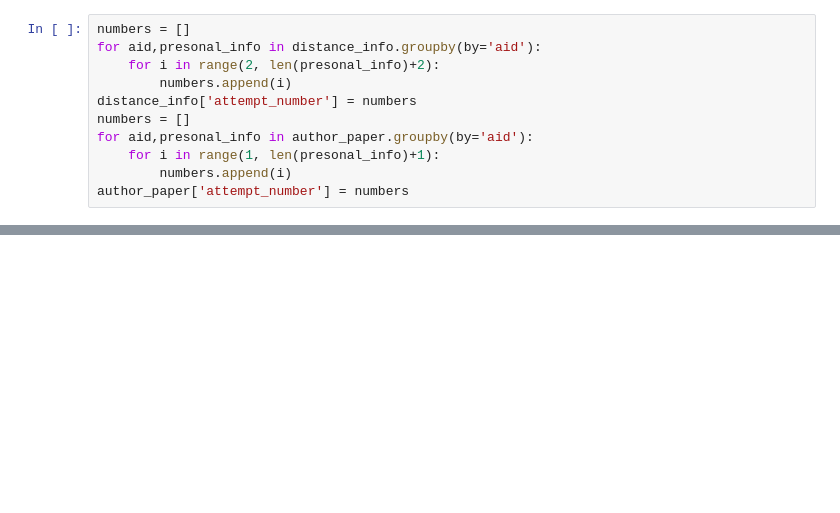
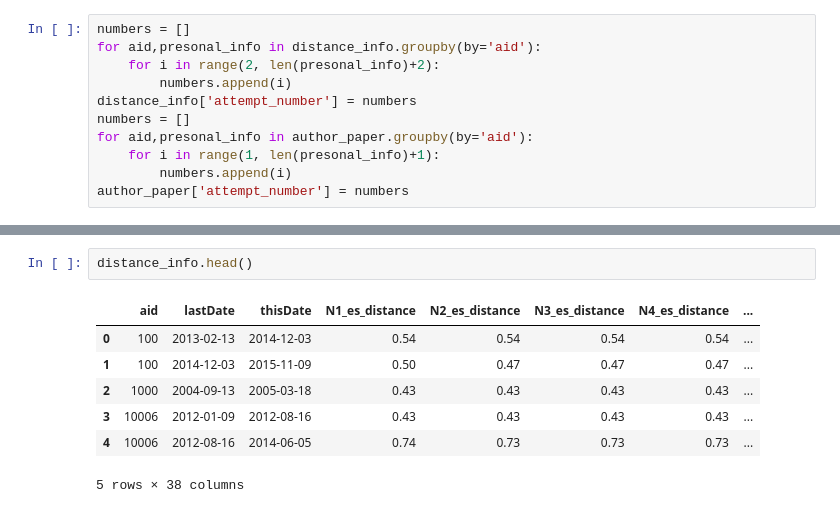
Before and after one commit to cautious-explorers/cautious_explorers_code, a Jupyter notebook: code/1_processed_data.ipynb, the cells around one changed output, grey strips where cells are left out. Saved outputs shown, nothing was run; the diff lists cells and outputs as text; blank space fills up the shorter version.

```diff
--- a/code/1_processed_data.ipynb
+++ b/code/1_processed_data.ipynb
@@ -1131,0 +1142,10 @@ switch.to_csv('../data/regression/switch.csv',index=False)
+# %%
+distance_info.head()
+# %% [output]
+|  | aid | lastDate | thisDate | N1_es_distance | N2_es_distance | N3_es_distance | N4_es_distance | ... |
+| 0 | 100 | 2013-02-13 | 2014-12-03 | 0.54 | 0.54 | 0.54 | 0.54 | ... |
+| 1 | 100 | 2014-12-03 | 2015-11-09 | 0.50 | 0.47 | 0.47 | 0.47 | ... |
+| 2 | 1000 | 2004-09-13 | 2005-03-18 | 0.43 | 0.43 | 0.43 | 0.43 | ... |
+| 3 | 10006 | 2012-01-09 | 2012-08-16 | 0.43 | 0.43 | 0.43 | 0.43 | ... |
+| 4 | 10006 | 2012-08-16 | 2014-06-05 | 0.74 | 0.73 | 0.73 | 0.73 | ... |
+5 rows × 38 columns
```
Also changed, not shown: parts of 8 cells of this notebook, 3 other files.
